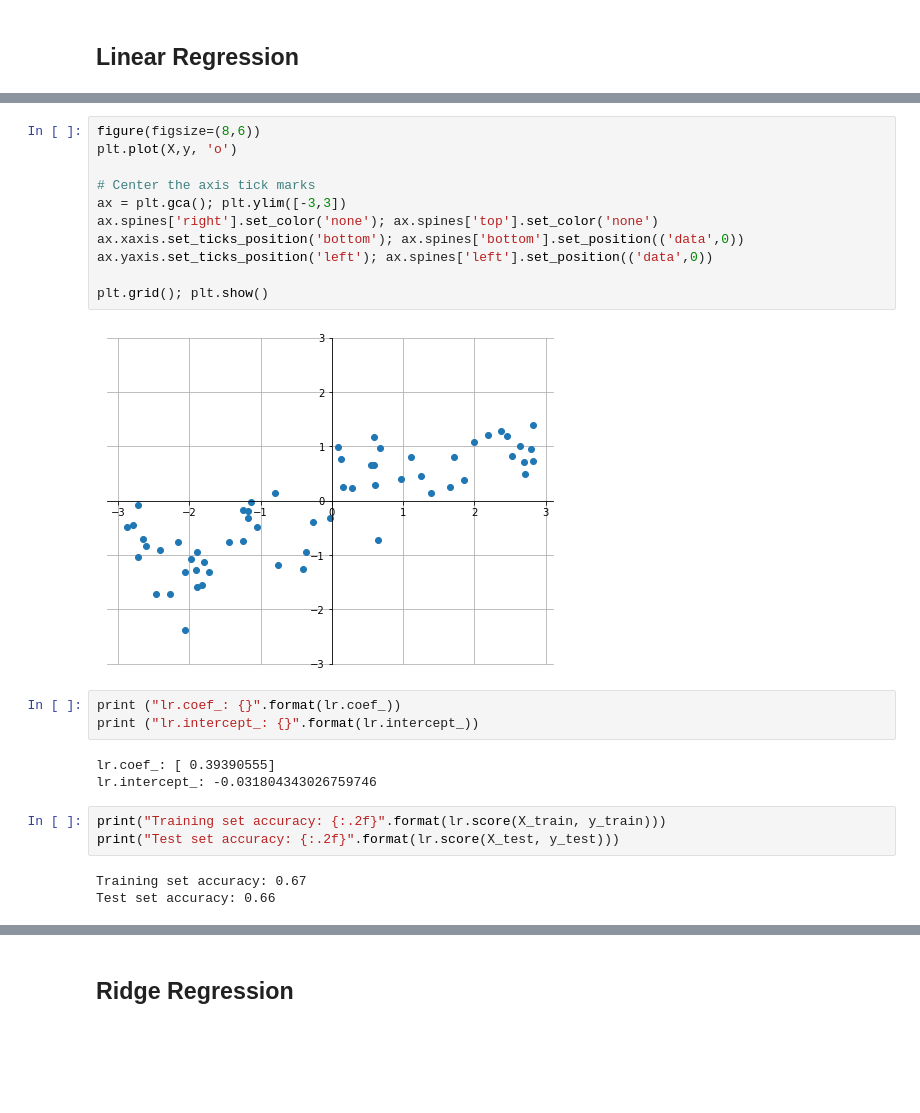
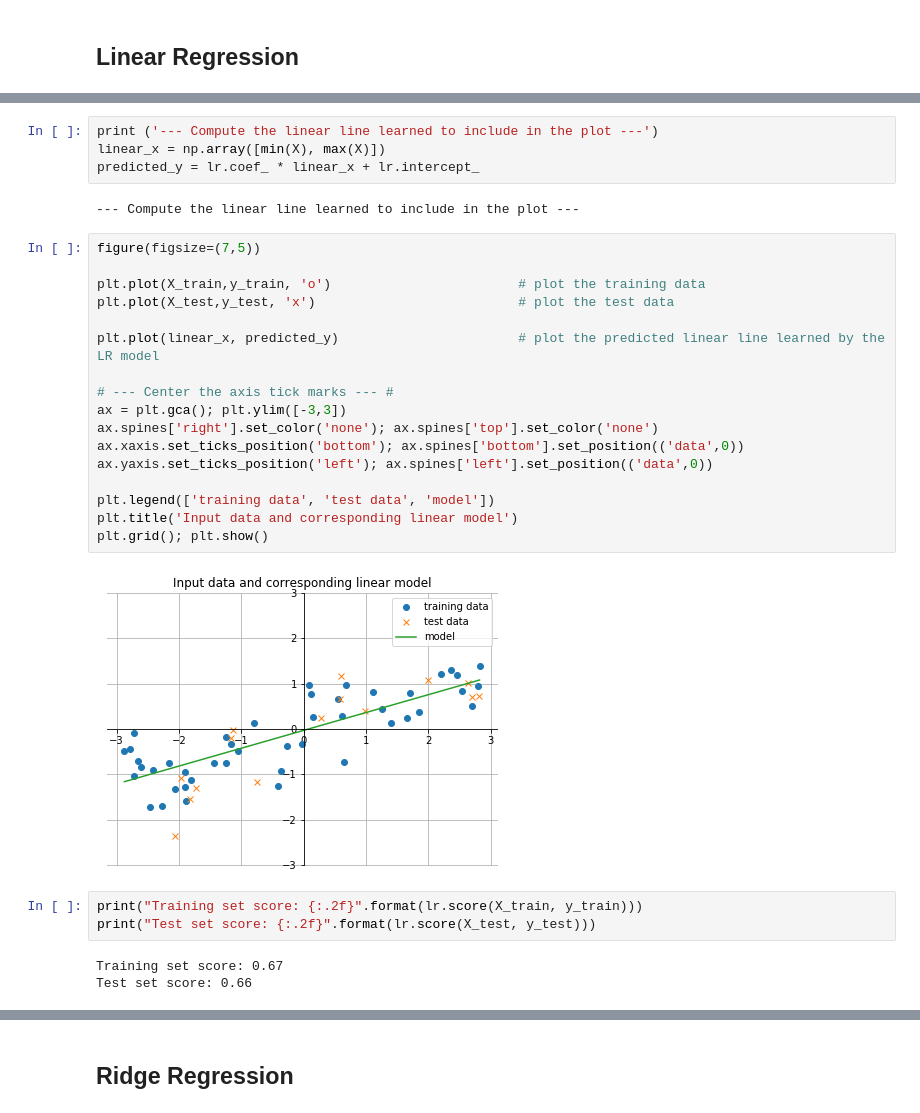
Before and after one commit to prasanth-ntu/prasanth-ntu.github.io, a Jupyter notebook: html/ML-Course/Intro-to-ML-with-Python/2b-Supervised-Learning-Linear-Regression.ipynb, the cells around one changed output, grey strips where cells are left out. Saved outputs shown, nothing was run; the diff lists cells and outputs as text; blank space fills up the shorter version.

```diff
--- a/html/ML-Course/Intro-to-ML-with-Python/2b-Supervised-Learning-Linear-Regression.ipynb
+++ b/html/ML-Course/Intro-to-ML-with-Python/2b-Supervised-Learning-Linear-Regression.ipynb
@@ -83,25 +104,31 @@ lr = LinearRegression().fit(X_train, y_train)
+# %%
+print ('--- Compute the linear line learned to include in the plot ---')
+linear_x = np.array([min(X), max(X)])
+predicted_y = lr.coef_ * linear_x + lr.intercept_
+# %% [output]
+--- Compute the linear line learned to include in the plot ---
 # %%
-figure(figsize=(8,6))
-plt.plot(X,y, 'o')
+figure(figsize=(7,5))
 
-# Center the axis tick marks
+plt.plot(X_train,y_train, 'o')                        # plot the training data
+plt.plot(X_test,y_test, 'x')                          # plot the test data
+
+plt.plot(linear_x, predicted_y)                       # plot the predicted linear line learned by the LR model
+
+# --- Center the axis tick marks --- #
 ax = plt.gca(); plt.ylim([-3,3])
 ax.spines['right'].set_color('none'); ax.spines['top'].set_color('none')
 ax.xaxis.set_ticks_position('bottom'); ax.spines['bottom'].set_position(('data',0))
 ax.yaxis.set_ticks_position('left'); ax.spines['left'].set_position(('data',0))
 
+plt.legend(['training data', 'test data', 'model'])
+plt.title('Input data and corresponding linear model')
 plt.grid(); plt.show()
 # %% [output]
-[figure, old version]
+[figure, new version]
-# %%
-print ("lr.coef_: {}".format(lr.coef_))
-print ("lr.intercept_: {}".format(lr.intercept_))
-# %% [output]
-lr.coef_: [ 0.39390555]
-lr.intercept_: -0.031804343026759746
 # %%
-print("Training set accuracy: {:.2f}".format(lr.score(X_train, y_train)))
-print("Test set accuracy: {:.2f}".format(lr.score(X_test, y_test)))
+print("Training set score: {:.2f}".format(lr.score(X_train, y_train)))
+print("Test set score: {:.2f}".format(lr.score(X_test, y_test)))
 # %% [output]
-Training set accuracy: 0.67
-Test set accuracy: 0.66
+Training set score: 0.67
+Test set score: 0.66
```
Also changed, not shown: parts of 11 cells of this notebook, 1 other file.
